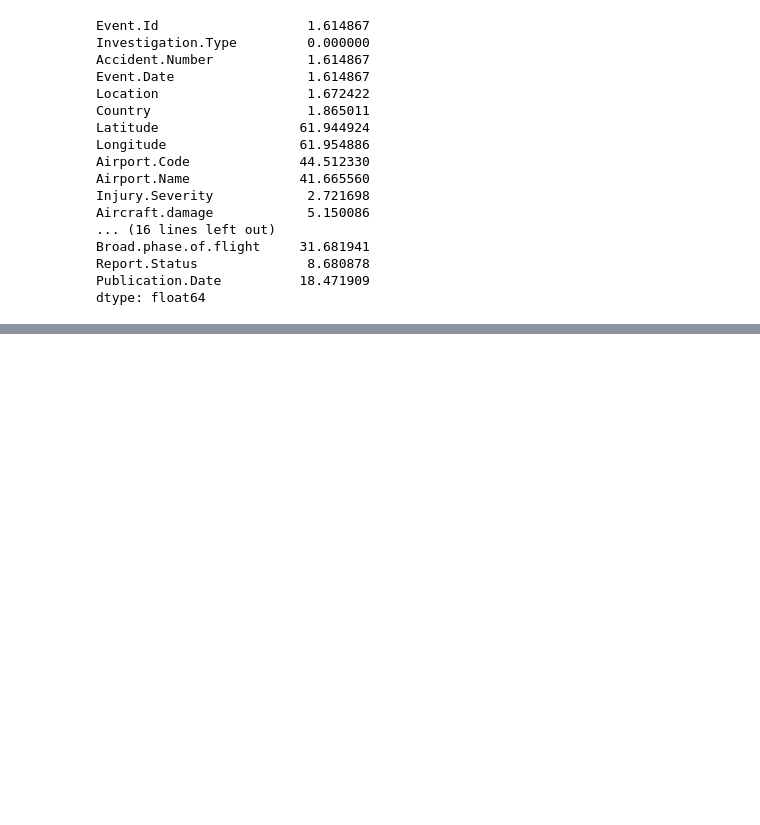
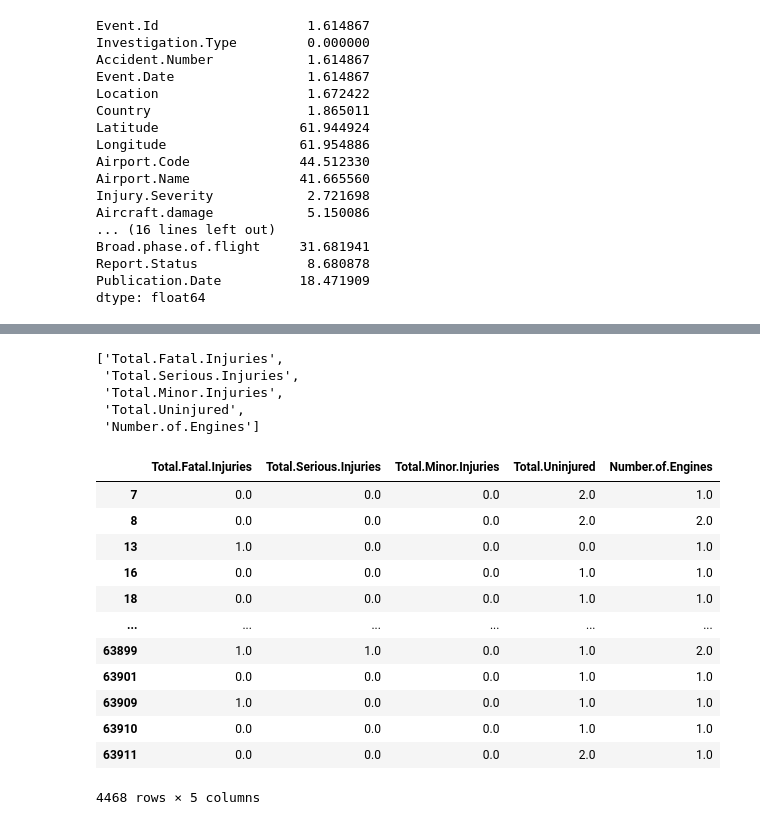
Before and after one commit to Jayrikers/dsc-phase-1-project-v3, a Jupyter notebook: student.ipynb, the cells around one changed output, grey strips where cells are left out. Drawn from its saved outputs; the diff is of its cells as text; code cells hidden in the pictures; blank space fills up the shorter version.

```diff
--- a/student.ipynb
+++ b/student.ipynb
@@ -148,0 +226,3 @@ df.describe()
+# %%
+#Checking the total number of missing valuez in each column
+df.dropna(subset = df.select_dtypes(include = ['object']).columns,inplace=True)
@@ -148,0 +253,26 @@ df.describe()
+# %%
+continuous_data = ['Total.Fatal.Injuries','Total.Serious.Injuries','Total.Minor.Injuries','Total.Uninjured','Number.of.Engines']
+continuous_data
+# %% [output]
+['Total.Fatal.Injuries',
+ 'Total.Serious.Injuries',
+ 'Total.Minor.Injuries',
+ 'Total.Uninjured',
+ 'Number.of.Engines']
+# %%
+df[continuous_data] = df[continuous_data].fillna(df[continuous_data].median())
+df[continuous_data]
+# %% [output]
+|  | Total.Fatal.Injuries | Total.Serious.Injuries | Total.Minor.Injuries | Total.Uninjured | Number.of.Engines |
+| 7 | 0.0 | 0.0 | 0.0 | 2.0 | 1.0 |
+| 8 | 0.0 | 0.0 | 0.0 | 2.0 | 2.0 |
+| 13 | 1.0 | 0.0 | 0.0 | 0.0 | 1.0 |
+| 16 | 0.0 | 0.0 | 0.0 | 1.0 | 1.0 |
+| 18 | 0.0 | 0.0 | 0.0 | 1.0 | 1.0 |
+| ... | ... | ... | ... | ... | ... |
+| 63899 | 1.0 | 1.0 | 0.0 | 1.0 | 2.0 |
+| 63901 | 0.0 | 0.0 | 0.0 | 1.0 | 1.0 |
+| 63909 | 1.0 | 0.0 | 0.0 | 1.0 | 1.0 |
+| 63910 | 0.0 | 0.0 | 0.0 | 1.0 | 1.0 |
+| 63911 | 0.0 | 0.0 | 0.0 | 2.0 | 1.0 |
+4468 rows × 5 columns
```
Also changed, not shown: parts of 12 cells of this notebook.
